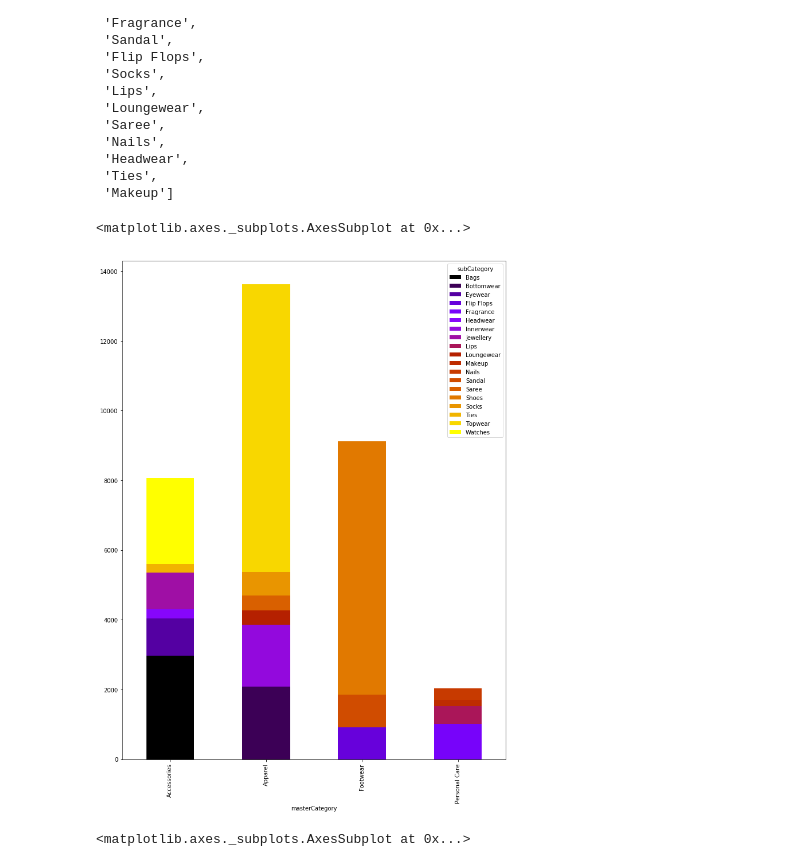
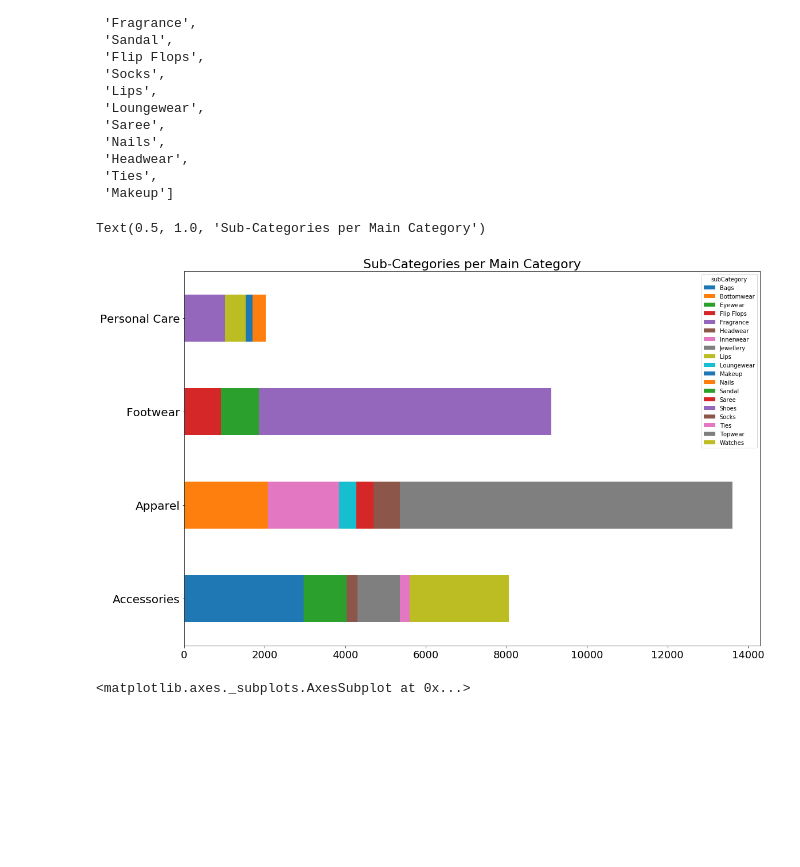
Before and after one commit to kellystroh/Inventory-Image-Classification, a Jupyter notebook: EDA.ipynb, the cells around one changed output. Drawn from its saved outputs; the diff is of its cells as text; code cells hidden in the pictures; blank space fills up the shorter version.

```diff
--- a/EDA.ipynb
+++ b/EDA.ipynb
@@ -104,16 +80,18 @@ list(df.subCategory.value_counts().index)
  'Ties',
  'Makeup']
 # %%
-cdict = {}
 df.subCategory = df.subCategory.str.replace('Loungewear and Nightwear', 'Loungewear')
 df2 = df[['masterCategory','subCategory', 'id']].groupby(['masterCategory','subCategory']).count().unstack('subCategory').fillna(0)
 df3 = df2['id']
 df4 = df3.transpose()
-df3.plot(kind='bar', stacked=True,figsize=(12,16), c = cdict )
-#plt.legend(loc='best')
+df3.plot(kind='barh', stacked=True,figsize=(18,12))
+plt.ylabel('')
+plt.yticks(fontsize=20)
+plt.xticks(fontsize=18)
+plt.title('Sub-Categories per Main Category', fontsize=22)
 # %% [output]
-<matplotlib.axes._subplots.AxesSubplot at 0x...>
+Text(0.5, 1.0, 'Sub-Categories per Main Category')
-[figure, old version]
+[figure, new version]
 # %%
 df2 = df[df.masterCategory=='Apparel'][['masterCategory','subCategory', 'id']].groupby(['masterCategory','subCategory']).count().unstack('subCategory').fillna(0)
 df3 = df2['id']
```
Also changed, not shown: parts of 7 cells of this notebook, 2 other files.
